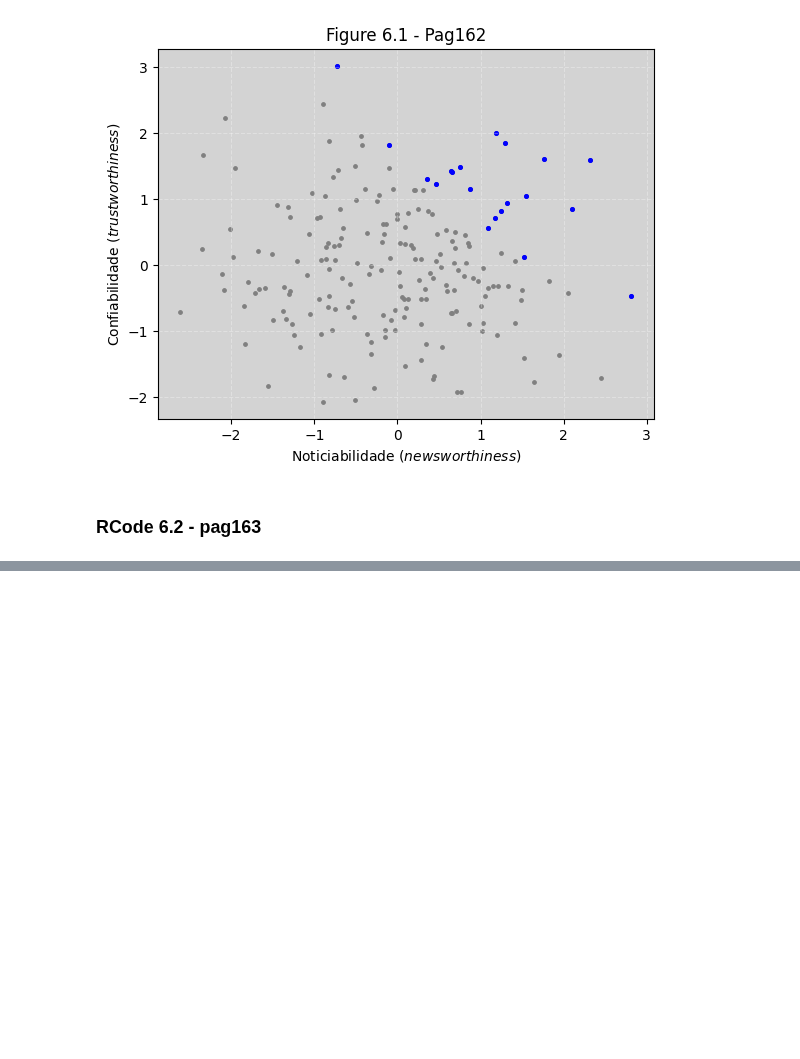
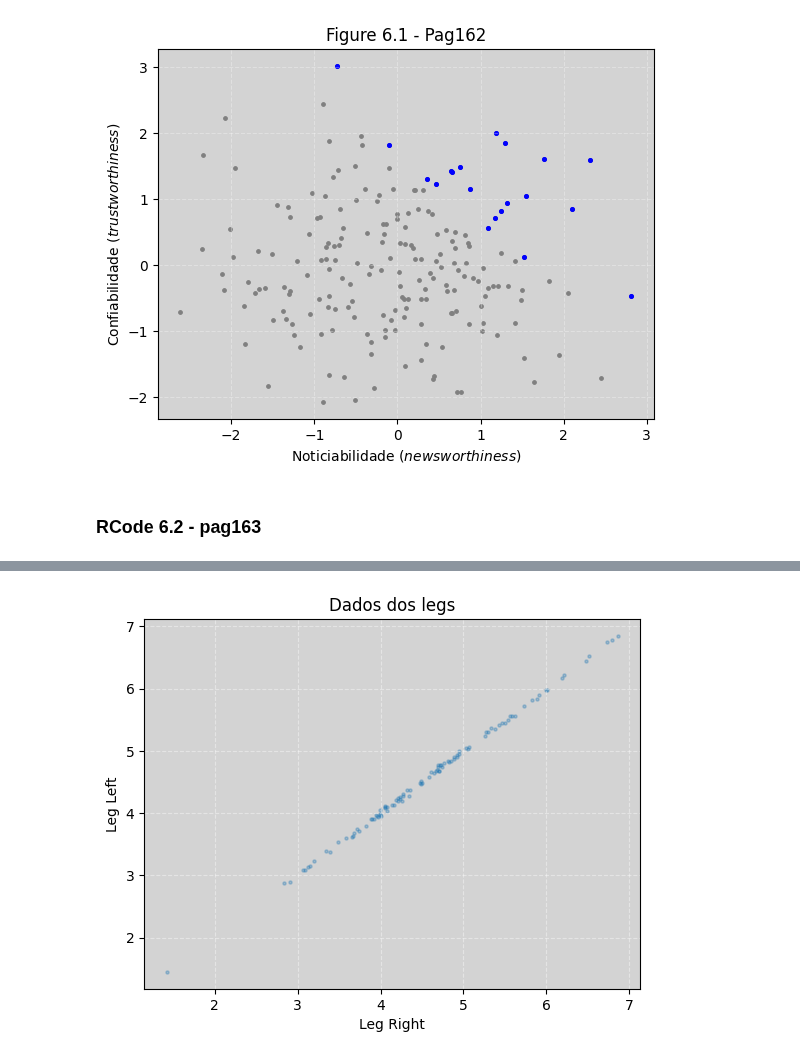
Before and after one commit to rodolphomacedo/statistical_rethinking_pt_BR, a Jupyter notebook: parte_6.ipynb, the cells around one changed output, grey strips where cells are left out. Drawn from its saved outputs; the diff is of its cells as text; code cells hidden in the pictures; blank space fills up the shorter version.

```diff
--- a/parte_6.ipynb
+++ b/parte_6.ipynb
@@ -87,0 +88,12 @@ df.head()
+# %%
+plt.scatter(leg_right, leg_left, s=5, alpha=0.3)
+
+plt.title('Dados dos legs')
+plt.xlabel('Leg Right')
+plt.ylabel('Leg Left')
+
+plt.grid(ls='--', color='white', alpha=0.4)
+
+plt.show()
+# %% [output]
+[figure, added]
```
Also changed, not shown: parts of 13 cells of this notebook.
